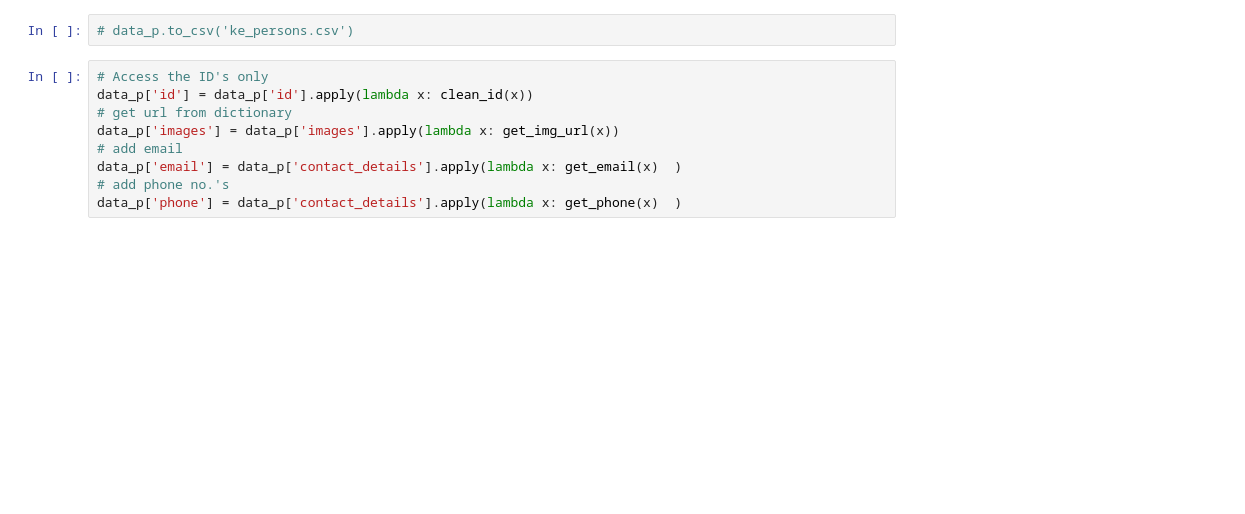
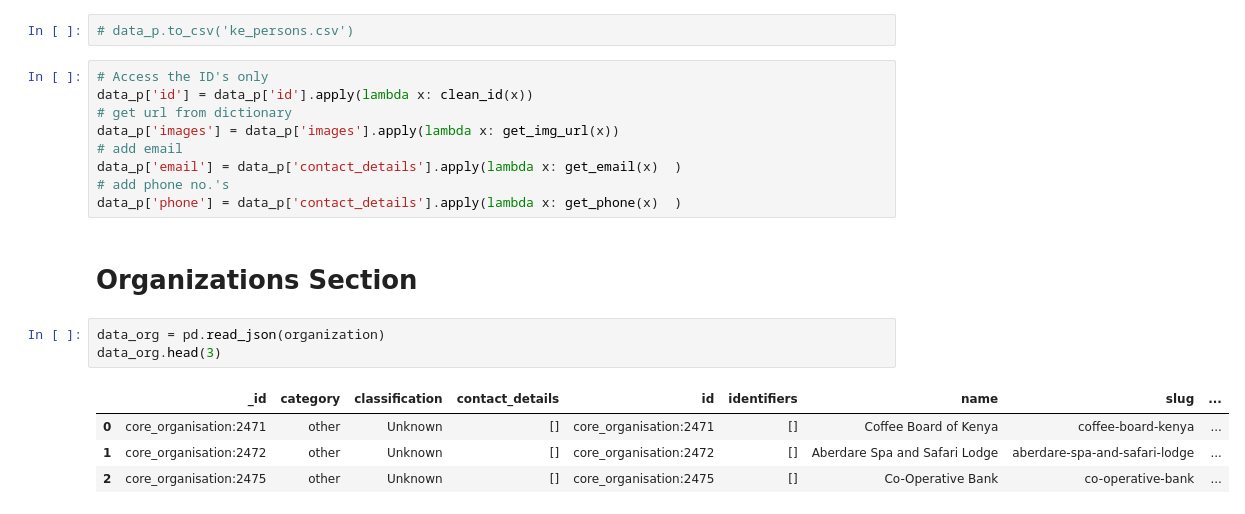
Before and after one commit to 4bic/mzalendo-wrangler, a Jupyter notebook: Mzalendo_Wrangler/mzalendo_ke_legislators_wrangler.ipynb, the cells around one changed output. Saved outputs shown, nothing was run; the diff lists cells and outputs as text; blank space fills up the shorter version.

Commit message:
get started on organizations and clean up columns

```diff
--- a/Mzalendo_Wrangler/mzalendo_ke_legislators_wrangler.ipynb
+++ b/Mzalendo_Wrangler/mzalendo_ke_legislators_wrangler.ipynb
@@ -153,3 +160,13 @@ data_p['images'] = data_p['images'].apply(lambda x: get_img_url(x))
 data_p['email'] = data_p['contact_details'].apply(lambda x: get_email(x)  )
 # add phone no.'s
 data_p['phone'] = data_p['contact_details'].apply(lambda x: get_phone(x)  )
+# %% [markdown]
+# Organizations Section
+# %%
+data_org = pd.read_json(organization)
+data_org.head(3)
+# %% [output]
+|  | _id | category | classification | contact_details | id | identifiers | name | slug | ... |
+| 0 | core_organisation:2471 | other | Unknown | [] | core_organisation:2471 | [] | Coffee Board of Kenya | coffee-board-kenya | ... |
+| 1 | core_organisation:2472 | other | Unknown | [] | core_organisation:2472 | [] | Aberdare Spa and Safari Lodge | aberdare-spa-and-safari-lodge | ... |
+| 2 | core_organisation:2475 | other | Unknown | [] | core_organisation:2475 | [] | Co-Operative Bank | co-operative-bank | ... |
```
Also changed, not shown: parts of 5 cells of this notebook.
